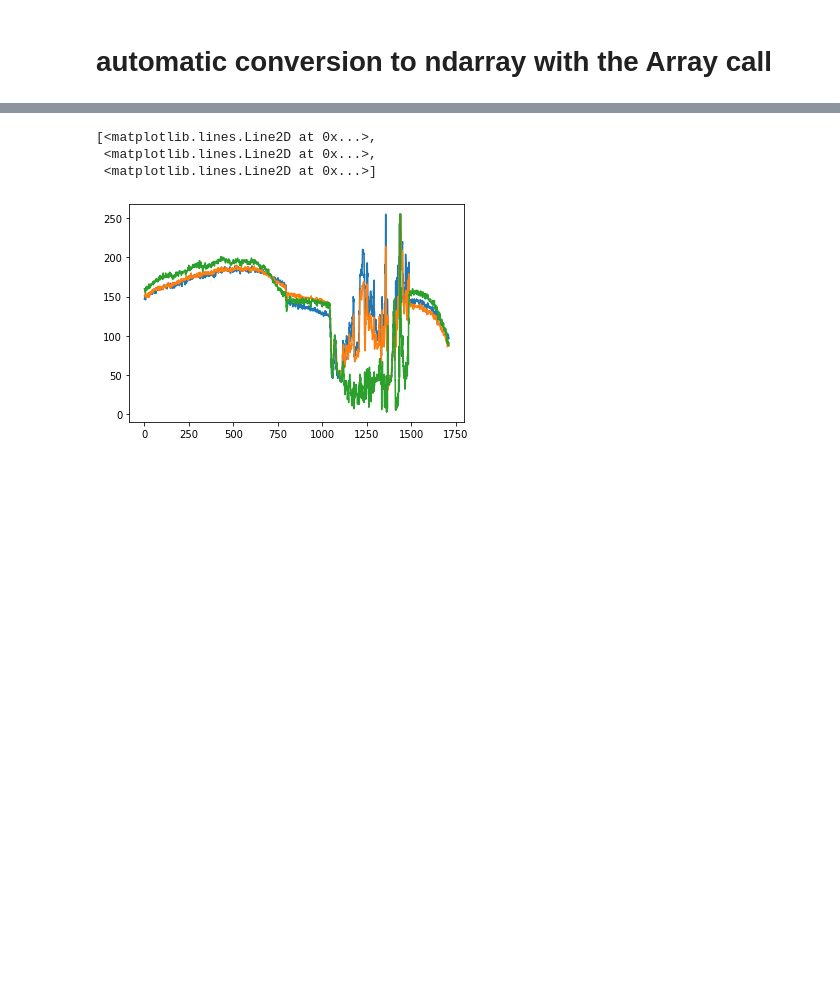
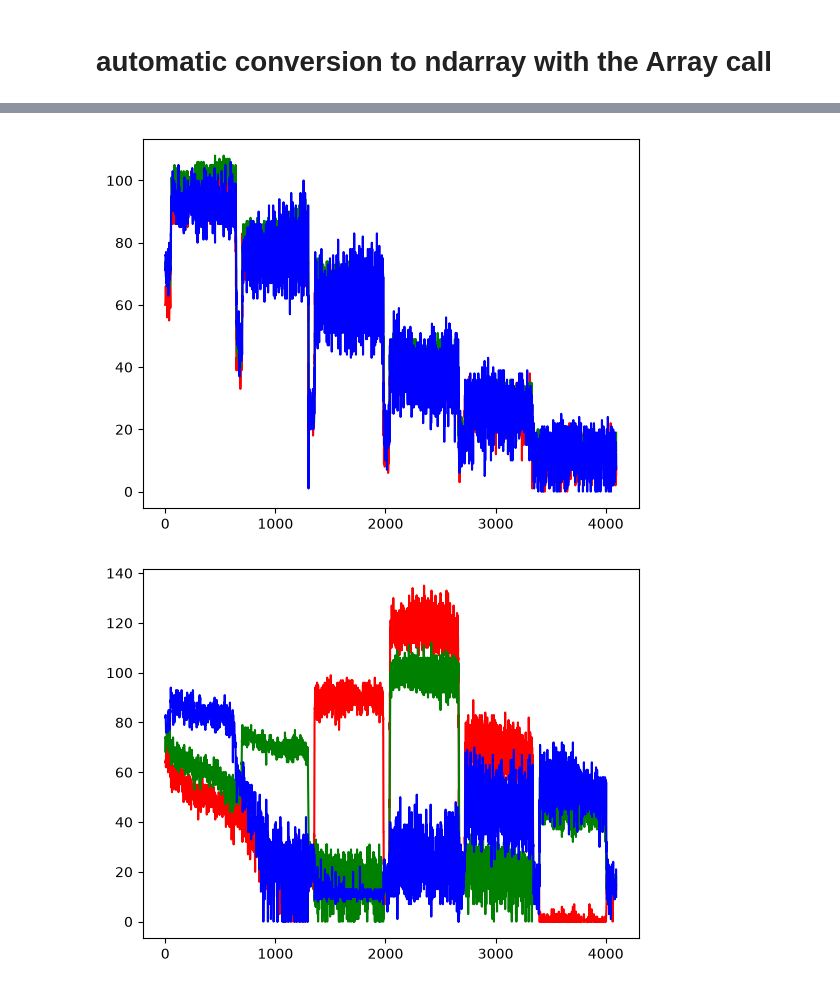
Before and after one commit to basler/pypylon-samples, a Jupyter notebook: notebooks/basic-examples/deviceenumeration_and_configuration.ipynb, the cells around one changed output, grey strips where cells are left out. Cells and saved outputs as stored; diff of their text form; code cells hidden in the pictures; blank space fills up the shorter version.

```diff
--- a/notebooks/basic-examples/deviceenumeration_and_configuration.ipynb
+++ b/notebooks/basic-examples/deviceenumeration_and_configuration.ipynb
@@ -144,7 +133,6 @@ plt.imshow(img)
 # %%
-plt.plot(img[1000,:])
+def plot_components(image,selected_row):
+    row_data = image[selected_row, :]
+    for index,color in enumerate(['red','green','blue']):
+        pyplot.plot(row_data[:, index], color=color)
+    pyplot.show()
-# %% [output]
-[<matplotlib.lines.Line2D at 0x...>,
- <matplotlib.lines.Line2D at 0x...>,
- <matplotlib.lines.Line2D at 0x...>]
-[figure, removed]
@@ -152,0 +139,7 @@ cam.Close()
+# %%
+# pick a row from the image above as second value for Y and see the color components over the X axis as a graph.
+plot_components(image,1100)
+plot_components(image,800)
+# %% [output]
+[figure, added]
+[figure, added]
```
Also changed, not shown: parts of 30 cells of this notebook, 6 other files.
